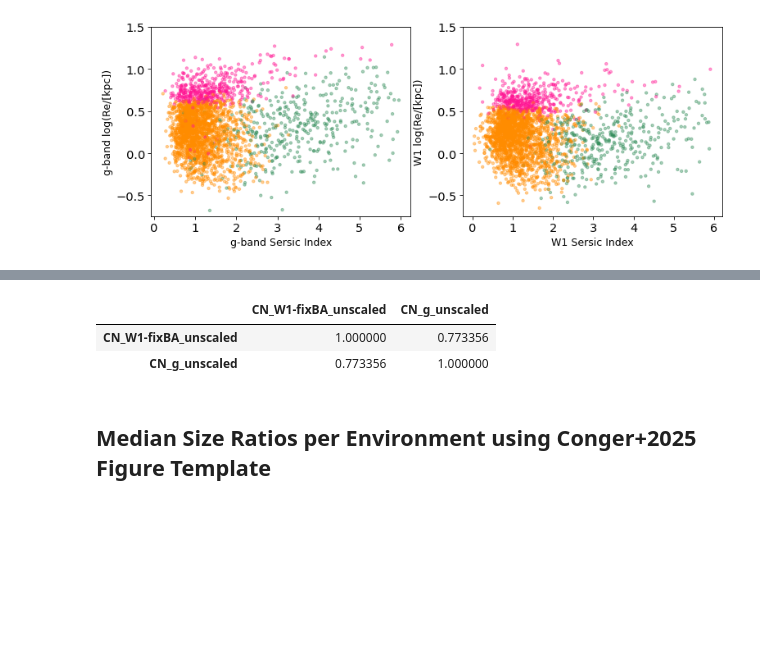
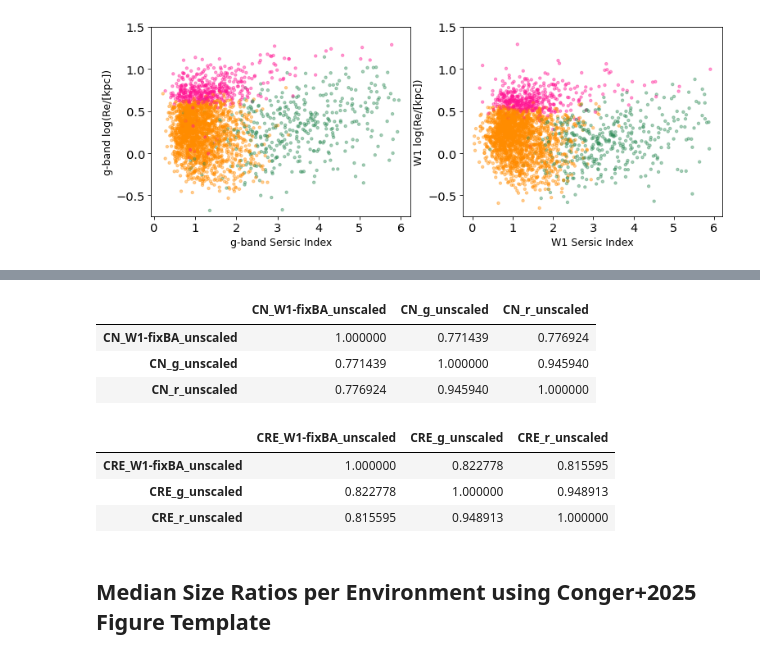
Before and after one commit to gammaspire/machine-learning, a Jupyter notebook: galaxy_feature_clustering/feature_clustering.ipynb, the cells around one changed output, grey strips where cells are left out. Cells and saved outputs as stored; diff of their text form; code cells hidden in the pictures; blank space fills up the shorter version.

```diff
--- a/galaxy_feature_clustering/feature_clustering.ipynb
+++ b/galaxy_feature_clustering/feature_clustering.ipynb
@@ -655,9 +674,17 @@ plt.show()
 # %%
-df[['CN_W1-fixBA_unscaled','CN_g_unscaled']].corr()
+df[['CN_W1-fixBA_unscaled','CN_g_unscaled','CN_r_unscaled']].corr()
 # %% [output]
-|  | CN_W1-fixBA_unscaled | CN_g_unscaled |
-| CN_W1-fixBA_unscaled | 1.000000 | 0.773356 |
-| CN_g_unscaled | 0.773356 | 1.000000 |
+|  | CN_W1-fixBA_unscaled | CN_g_unscaled | CN_r_unscaled |
+| CN_W1-fixBA_unscaled | 1.000000 | 0.771439 | 0.776924 |
+| CN_g_unscaled | 0.771439 | 1.000000 | 0.945940 |
+| CN_r_unscaled | 0.776924 | 0.945940 | 1.000000 |
+# %%
+df[['CRE_W1-fixBA_unscaled','CRE_g_unscaled','CRE_r_unscaled']].corr()
+# %% [output]
+|  | CRE_W1-fixBA_unscaled | CRE_g_unscaled | CRE_r_unscaled |
+| CRE_W1-fixBA_unscaled | 1.000000 | 0.822778 | 0.815595 |
+| CRE_g_unscaled | 0.822778 | 1.000000 | 0.948913 |
+| CRE_r_unscaled | 0.815595 | 0.948913 | 1.000000 |
 # %% [markdown]
 ## Median Size Ratios per Environment using Conger+2025 Figure Template
 # %%
```
Also changed, not shown: parts of 11 cells of this notebook, 2 other files.
